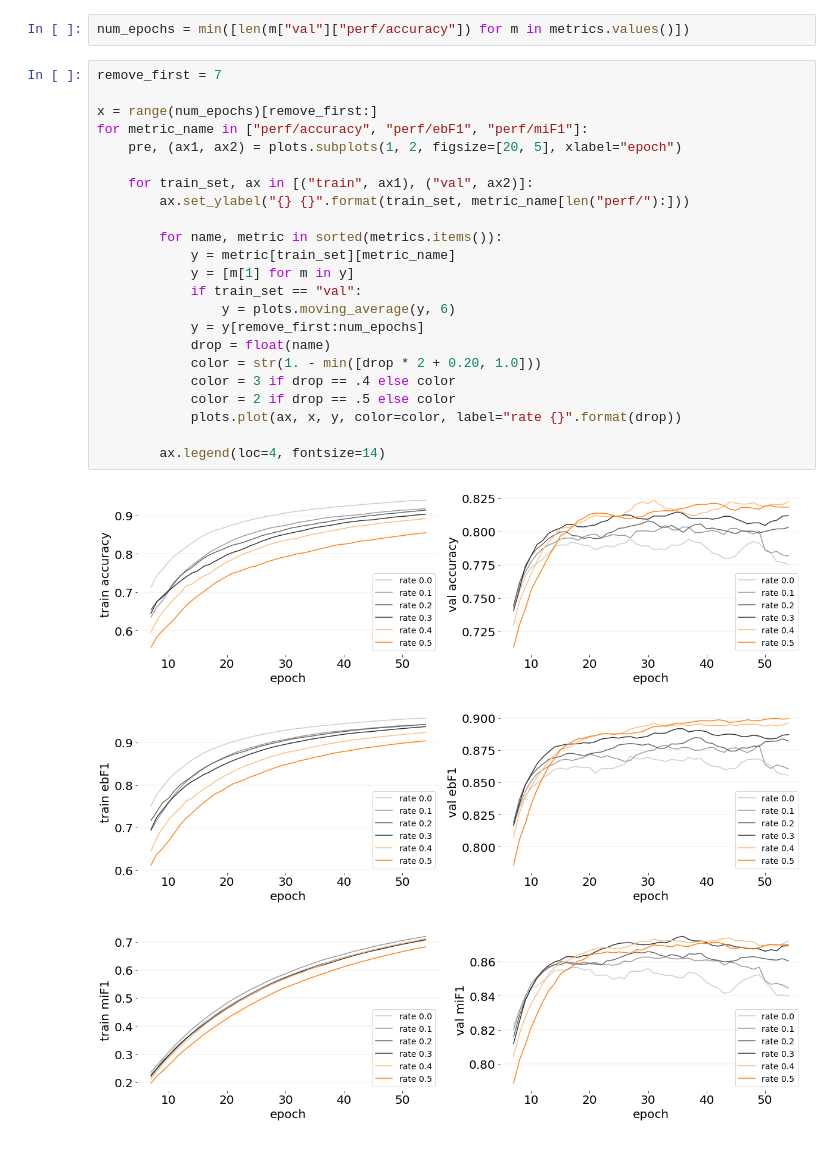
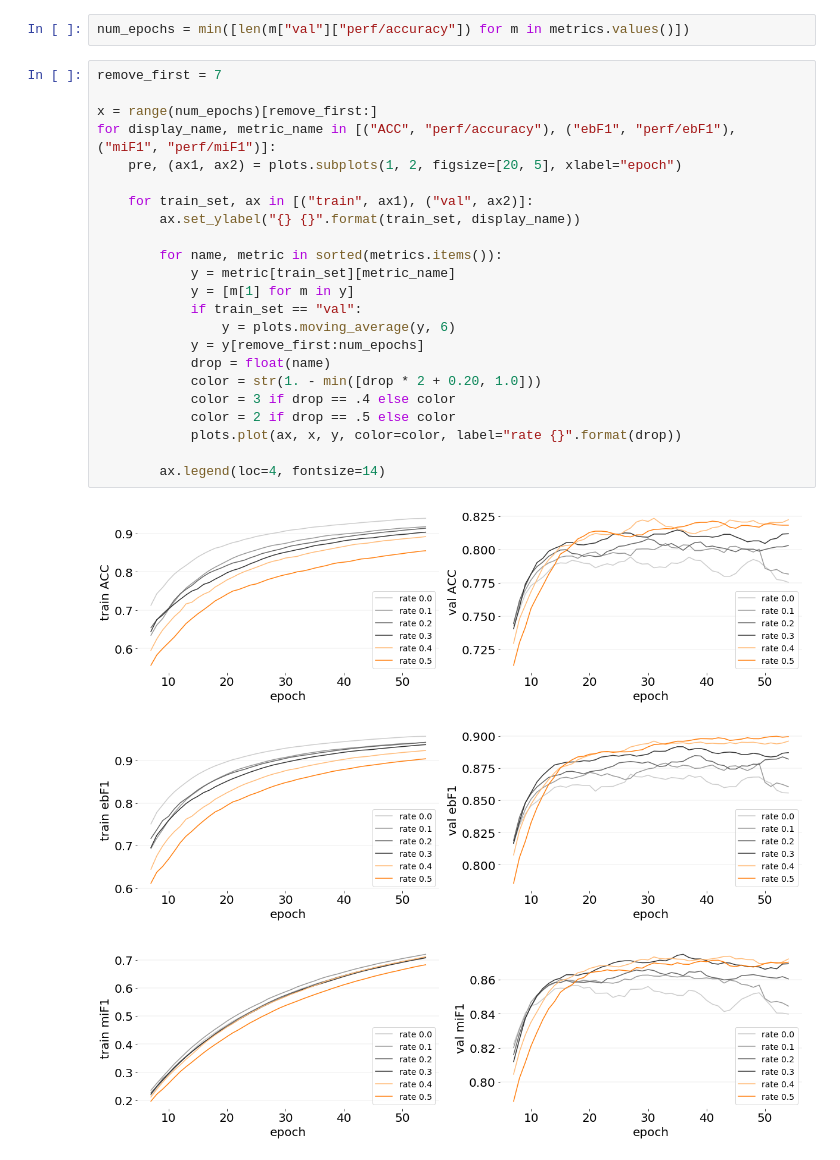
Before and after one commit to jpbottaro/anna, a Jupyter notebook: notebook/text/experiments/dropout.ipynb, the cells around one changed output. Cells and saved outputs as stored; diff of their text form.

```diff
--- a/notebook/text/experiments/dropout.ipynb
+++ b/notebook/text/experiments/dropout.ipynb
@@ -61,27 +61,27 @@ num_epochs = min([len(m["val"]["perf/accuracy"]) for m in metrics.values()])
 # %%
 remove_first = 7
 
 x = range(num_epochs)[remove_first:]
-for metric_name in ["perf/accuracy", "perf/ebF1", "perf/miF1"]:
+for display_name, metric_name in [("ACC", "perf/accuracy"), ("ebF1", "perf/ebF1"), ("miF1", "perf/miF1")]:
     pre, (ax1, ax2) = plots.subplots(1, 2, figsize=[20, 5], xlabel="epoch")
 
     for train_set, ax in [("train", ax1), ("val", ax2)]:
-        ax.set_ylabel("{} {}".format(train_set, metric_name[len("perf/"):]))
+        ax.set_ylabel("{} {}".format(train_set, display_name))
 
         for name, metric in sorted(metrics.items()):
             y = metric[train_set][metric_name]
             y = [m[1] for m in y]
             if train_set == "val":
                 y = plots.moving_average(y, 6)
             y = y[remove_first:num_epochs]
             drop = float(name)
             color = str(1. - min([drop * 2 + 0.20, 1.0]))
             color = 3 if drop == .4 else color
             color = 2 if drop == .5 else color
             plots.plot(ax, x, y, color=color, label="rate {}".format(drop))
 
         ax.legend(loc=4, fontsize=14)
 # %% [output]
-[figure, old version]
+[figure, new version]
 [figure]
 [figure]
```
Also changed, not shown: 2 other files.
